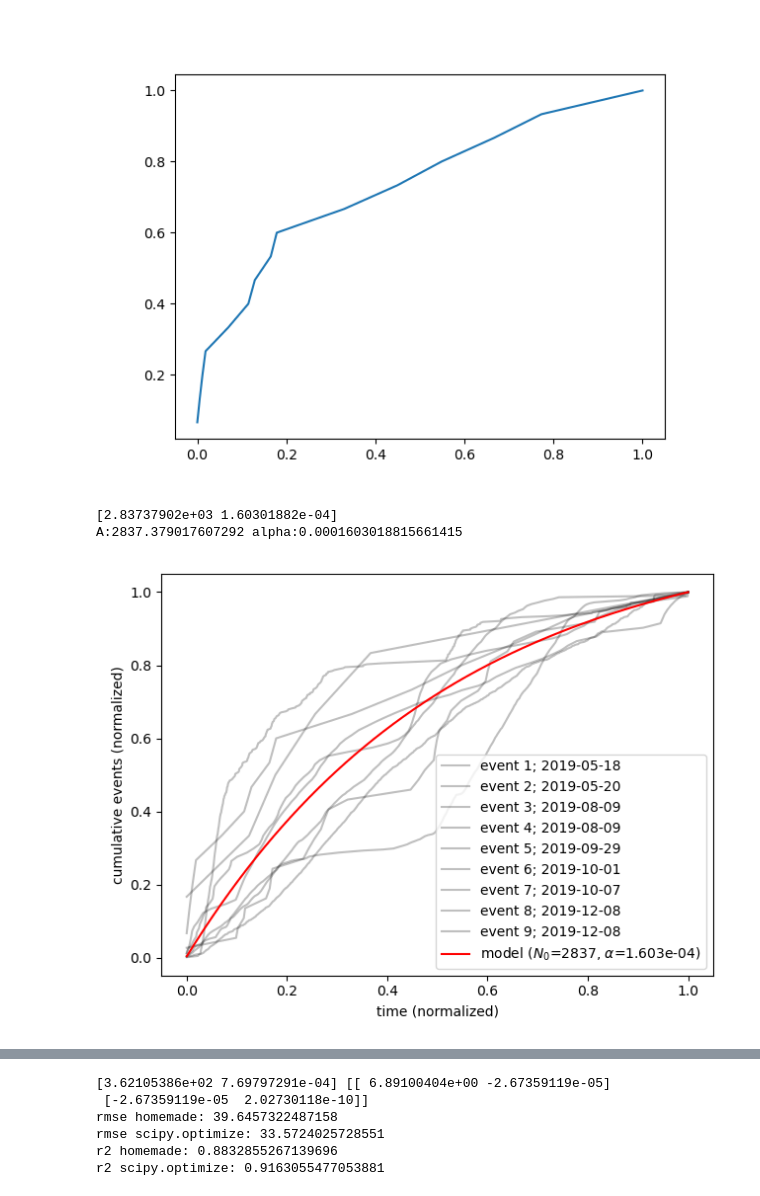
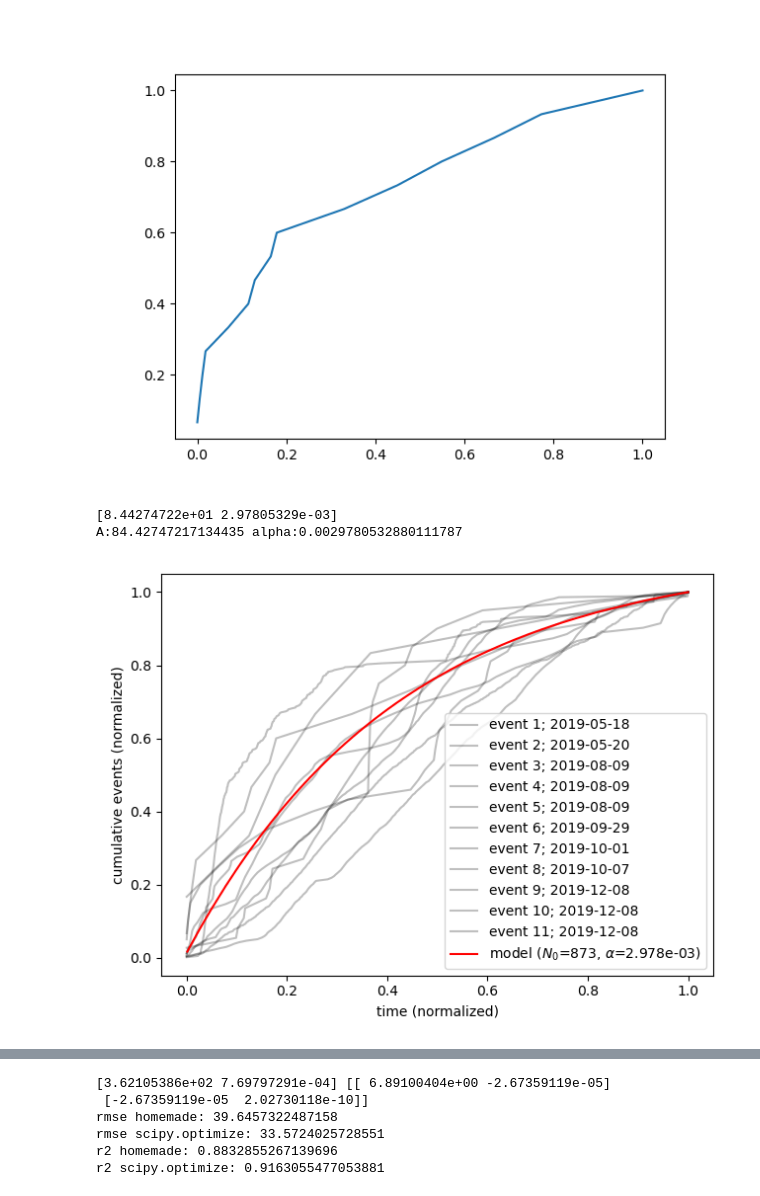
Before and after one commit to SerpRateAI/BubblePaper, a Jupyter notebook: FINAL-PLOTS-PAPER-supplemental.ipynb, the cells around one changed output, grey strips where cells are left out. Drawn from its saved outputs; the diff is of its cells as text; code cells hidden in the pictures.

```diff
--- a/FINAL-PLOTS-PAPER-supplemental.ipynb
+++ b/FINAL-PLOTS-PAPER-supplemental.ipynb
@@ -113,7 +113,12 @@ event1 = bubbles[bubbles.time.between('2019-05-18 11:30:00', '2019-05-18 14:00:0
 # event3 = bubbles[bubbles.time.between('2019-05-20 13:35:30', '2019-05-21 14:30:00')].copy()
 event3 = bubbles[bubbles.time.between('2019-05-20 13:35:30', '2019-05-20 14:20:00')].copy()
 event4 = bubbles[bubbles.time.between('2019-08-09 11:00:00','2019-08-09 12:15:00')].copy()
-event5 = bubbles[bubbles.time.between('2019-08-09 13:00:00','2019-08-09 14:00:00')].copy()
+
+event5 = bubbles[bubbles.time.between('2019-08-09 13:00:00','2019-08-09 13:15:00')].copy()
+
+# event5point5 = bubbles[bubbles.time.between('2019-08-09 13:15:00','2019-08-09 13:27:00')].copy()
+event5point5 = bubbles[bubbles.time.between('2019-08-09 13:17:00','2019-08-09 13:27:00')].copy()
+
 event6 = bubbles[bubbles.time.between('2019-09-29 11:00:00','2019-09-29 11:30:00')].copy()
 event7 = bubbles[bubbles.time.between('2019-10-01 12:00:00','2019-10-01 13:00:00')].copy()
 event8 = bubbles[bubbles.time.between('2019-10-07 10:55:00','2019-10-07 11:05:00')].copy()
@@ -123,4 +128,18 @@ event10 = bubbles[bubbles.time.between('2019-12-08 12:50:00','2019-12-08 13:00:0
 event11 = bubbles[bubbles.time.between('2019-12-08 13:30:00','2019-12-08 15:30:00')].copy()
 # %% [output]
 [figure]
+# %%
+events = [
+    event1
+    ,event3
+    ,event4
+    ,event5
+    ,event5point5
+    ,event6
+    ,event7
+    ,event8
+    ,event9
+    ,event10
+    ,event11
+]
 # %%
@@ -178,49 +197,54 @@ event8.ones.cumsum()
 Name: ones, dtype: int64
 [figure]
 # %%
-events = [event1
-          # , event2
-          , event3, event4, event5, event6, event7, event8
-          # , event9
-          , event10, event11]
+# events = [event1
+#           # , event2
+#           , event3, event4, event5, event6, event7, event8
+#           # , event9
+#           , event10, event11]
 fig, ax = plt.subplots()
 
 for n, e in enumerate(events):
     y = e.ones.cumsum()
     y = y/y.max()
     time = e.time
     t = np.array([t.timestamp() for t in time])
     t = (t - t.min())
     t = t/t.max()
     ax.plot(t, y, label='event {n}; {t}'.format(n=n+1, t=time.min().date()), color='black', alpha=0.25)
 
 ax.set_ylabel('cumulative events (normalized)')
 ax.set_xlabel('time (normalized)')
 
 from scipy import optimize
 def curvefunc(t, a, b):
     return 1+a*(1 - np.exp(-b*t))
 
-e = event3
+# e = event3
+e = event4
 y = e.set_index('time').ones.cumsum().values
 time = e.set_index('time').ones.cumsum().index
 t = np.array([t.timestamp() for t in time])
 t = t - t.min()
 t = t + 1
-params, cov = optimize.curve_fit(curvefunc, t, y, p0=(750, 5/10800))
+params, cov = optimize.curve_fit(curvefunc, t, y, p0=(871, 5/10800))
 print(params)
+A, alpha = params
 print('A:'+str(params[0]),'alpha:'+str(params[1]))
-nt_fit = curvefunc(t, a=A, b=alpha)
+# nt_fit = curvefunc(t, a=A, b=alpha)
+# nt_fit = curvefunc(t, a=871, b=alpha)
+nt_fit = curvefunc(t, a=e.shape[0], b=alpha)
 
 
-ax.plot(t/t.max(), nt_fit/nt_fit.max(), color='red', label=r'model ($N_0$={A}'.format(A=int(params[0]))+r', $\alpha$={:.3e})'.format(params[1]))
+# ax.plot(t/t.max(), nt_fit/nt_fit.max(), color='red', label=r'model ($N_0$={A}'.format(A=int(params[0]))+r', $\alpha$={:.3e})'.format(params[1]))
+ax.plot(t/t.max(), nt_fit/nt_fit.max(), color='red', label=r'model ($N_0$={A}'.format(A=int(873))+r', $\alpha$={:.3e})'.format(params[1]))
 
 ax.legend()
 
 fig.tight_layout()
 fig.savefig('supp_alldegass.pdf', bbox_inches='tight')
 # %% [output]
-[2.83737902e+03 1.60301882e-04]
-A:2837.379017607292 alpha:0.0001603018815661415
+[8.44274722e+01 2.97805329e-03]
+A:84.42747217134435 alpha:0.0029780532880111787
-[figure, old version]
+[figure, new version]
 # %%
```
Also changed, not shown: parts of 16 cells of this notebook.
